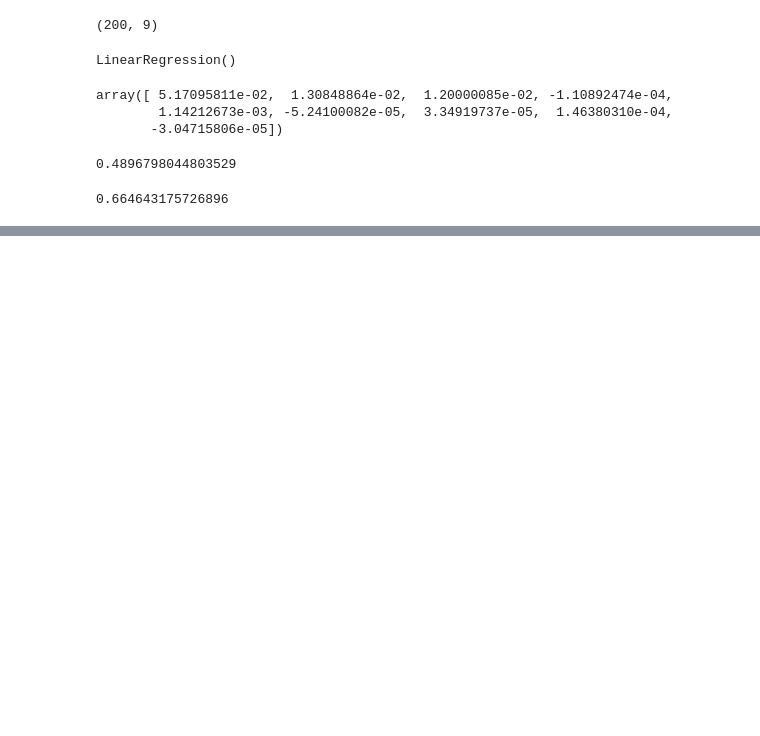
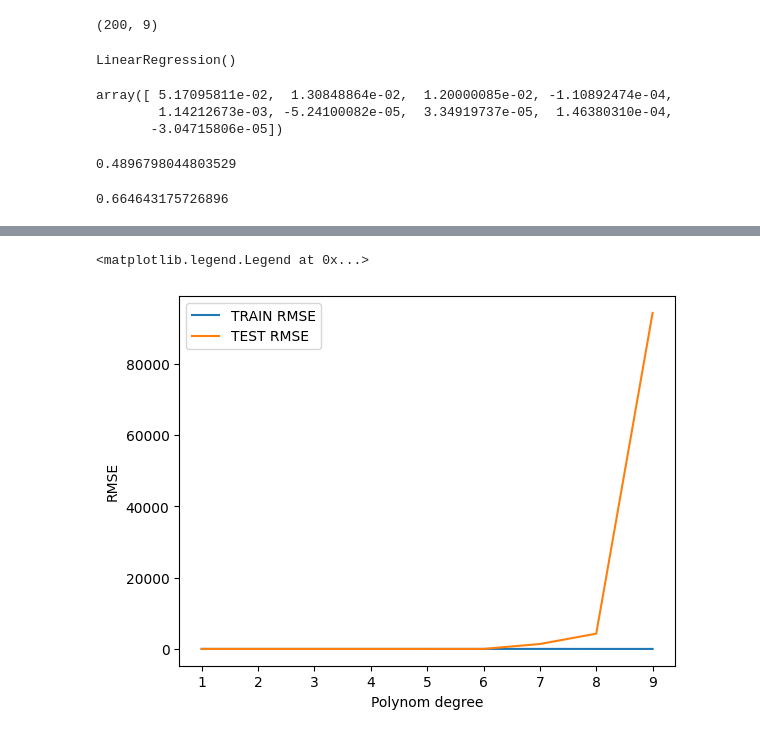
Before and after one commit to sanakulov/ml2, a Jupyter notebook: 08-Linear-Regression-Models/w3.ipynb, the cells around one changed output, grey strips where cells are left out. Cells and saved outputs as stored; diff of their text form; code cells hidden in the pictures; blank space fills up the shorter version.

```diff
--- a/08-Linear-Regression-Models/w3.ipynb
+++ b/08-Linear-Regression-Models/w3.ipynb
@@ -106,0 +166,9 @@ pd.DataFrame([model.coef_], columns=poly_converter.get_feature_names_out(X.colum
+# %%
+plt.plot(range(1,10), train_rmse_errrors, label="TRAIN RMSE")
+plt.plot(range(1,10), test_rmse_errrors, label="TEST RMSE")
+plt.xlabel("Polynom degree")
+plt.ylabel("RMSE")
+plt.legend()
+# %% [output]
+<matplotlib.legend.Legend at 0x...>
+[figure, added]
```
Also changed, not shown: parts of 5 cells of this notebook.
